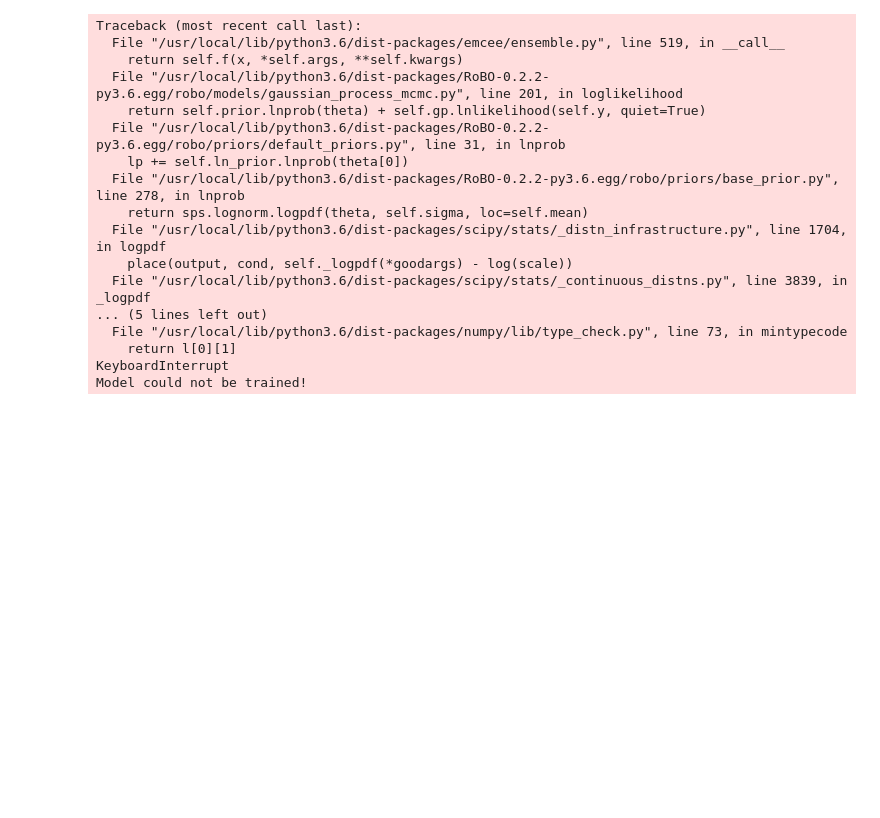
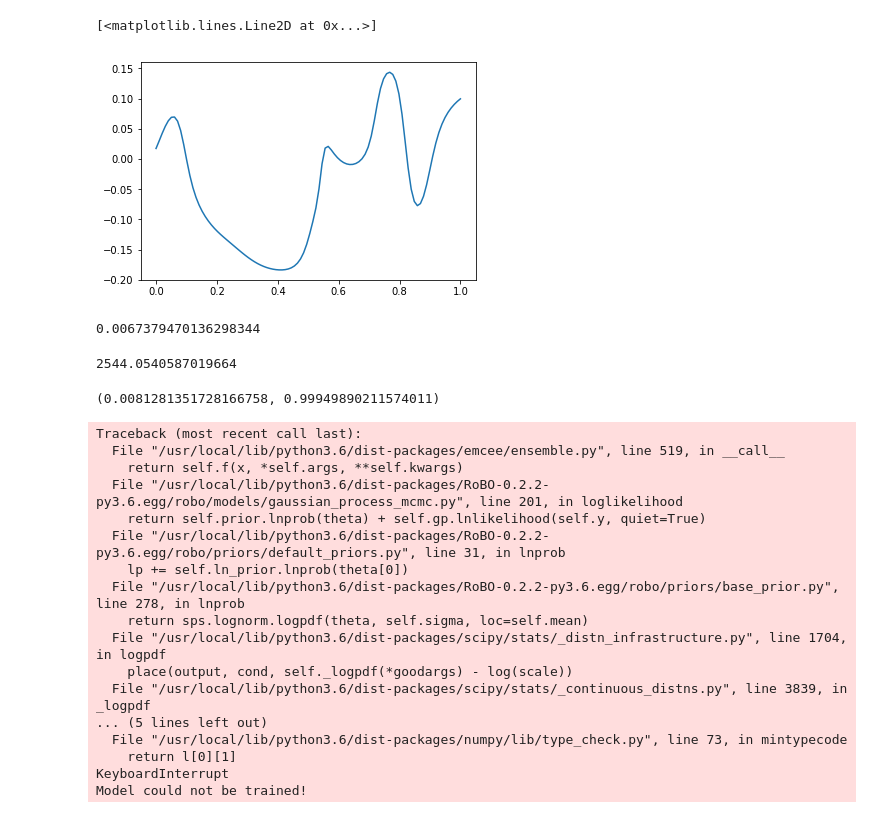
Before and after one commit to tmpethick/ensembled-dngo, a Jupyter notebook: RoBO/shared/robo.ipynb, the cells around one changed output. Cells and saved outputs as stored; diff of their text form; code cells hidden in the pictures; blank space fills up the shorter version.

```diff
--- a/RoBO/shared/robo.ipynb
+++ b/RoBO/shared/robo.ipynb
@@ -64,3 +91,21 @@ plt.show()
+# %%
+plt.plot(X_test, predictions)
+# %% [output]
+[<matplotlib.lines.Line2D at 0x...>]
+[figure, added]
+# %%
+model.models[0].alpha
+# %% [output]
+0.0067379470136298344
+# %%
+model.models[0].beta
+# %% [output]
+2544.0540587019664
+# %%
+r = model.models[0]
+r.alpha, r.beta
+# %% [output]
+(0.0081281351728166758, 0.99949890211574011)
 # %%
 import numpy as np
 
```
Also changed, not shown: parts of 6 cells of this notebook, 4 other files.
